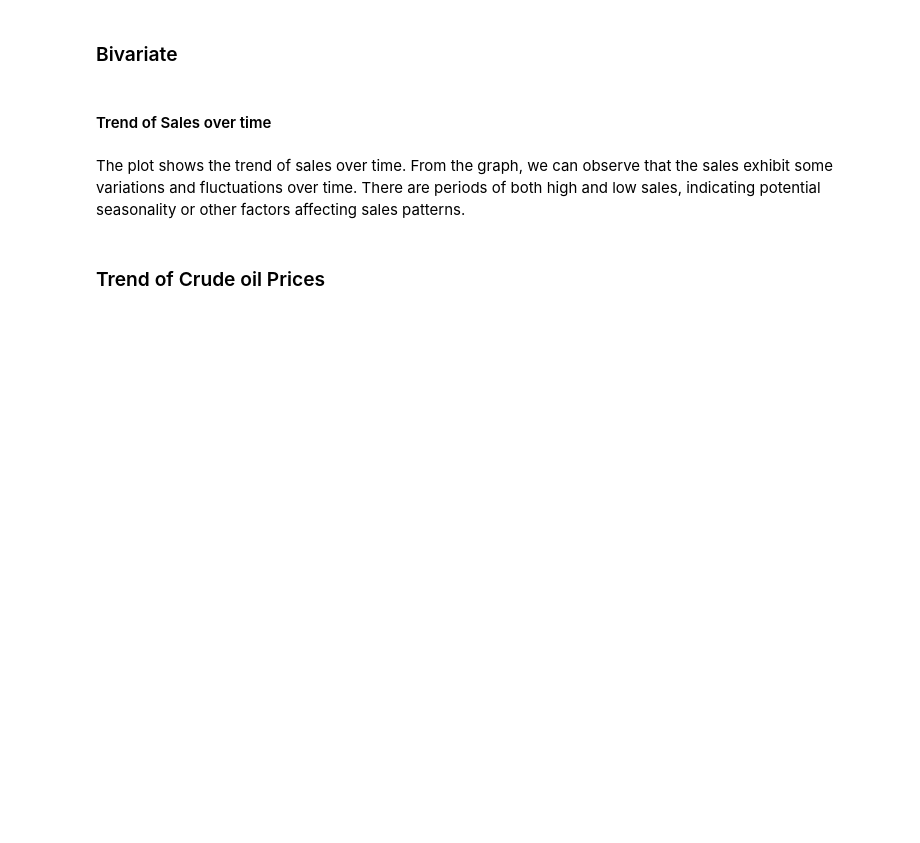
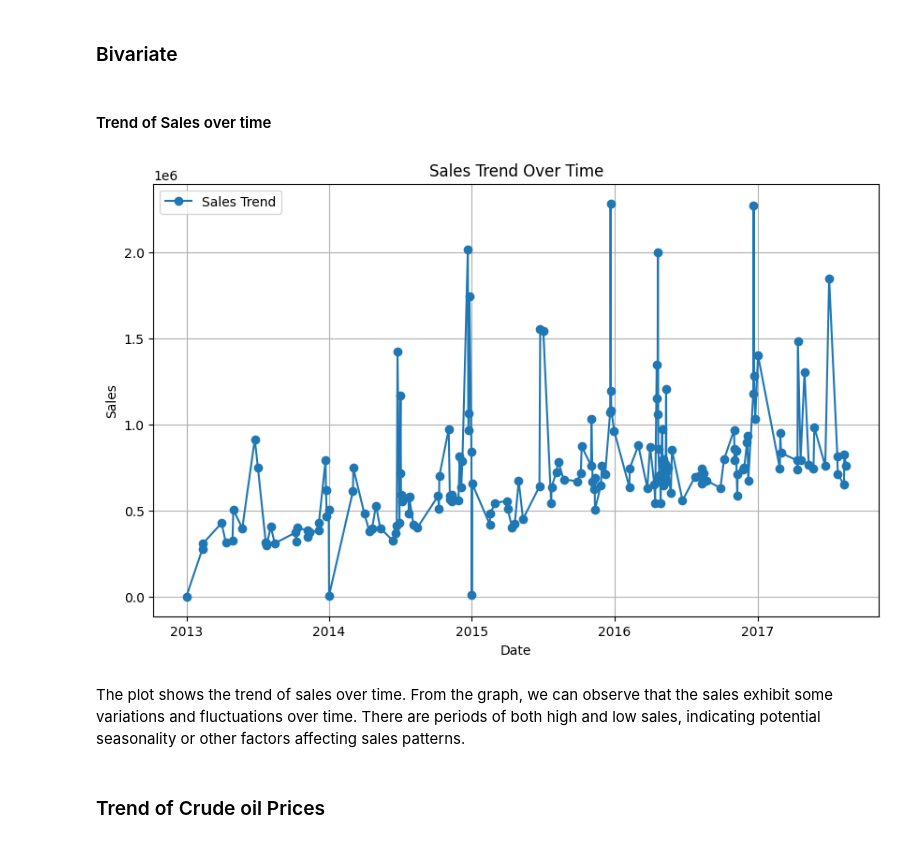
Before and after one commit to qochieng/Favorita-Store-Sales, a Jupyter notebook: favorita.ipynb, the cells around one changed output. Cells and saved outputs as stored; diff of their text form; code cells hidden in the pictures; blank space fills up the shorter version.

```diff
--- a/favorita.ipynb
+++ b/favorita.ipynb
@@ -619,15 +622,19 @@ fig.update_xaxes(rangeslider_visible=True)
 fig.update_layout(title='Trend of Sales Over Time', title_x=0.5)
 fig.show()
 # %%
-# daily_sales = data.groupby('date')['sales'].sum().reset_index()
-# plt.figure(figsize=(10, 6))
-# plt.plot(daily_sales, label='Sales Trend', marker='o', linestyle='-')
-# plt.xlabel('Date')
-# plt.ylabel('Sales')
-# plt.title('Sales Trend Over Time')
-# plt.grid(True)
-# plt.legend()
-# plt.show()
+
+daily_sales = data.groupby('date')['sales'].sum().reset_index()
+
+plt.figure(figsize=(10, 6))
+plt.plot(daily_sales['date'], daily_sales['sales'], label='Sales Trend', marker='o', linestyle='-')
+plt.xlabel('Date')
+plt.ylabel('Sales')
+plt.title('Sales Trend Over Time')
+plt.grid(True)
+plt.legend()
+plt.show()
+# %% [output]
+[figure, added]
 # %% [markdown]
 The plot shows the trend of sales over time. From the graph, we can observe that the sales exhibit some variations and fluctuations over time. There are periods of both high and low sales, indicating potential seasonality or other factors affecting sales patterns.
 # %% [markdown]
```
Also changed, not shown: parts of 12 cells of this notebook.
